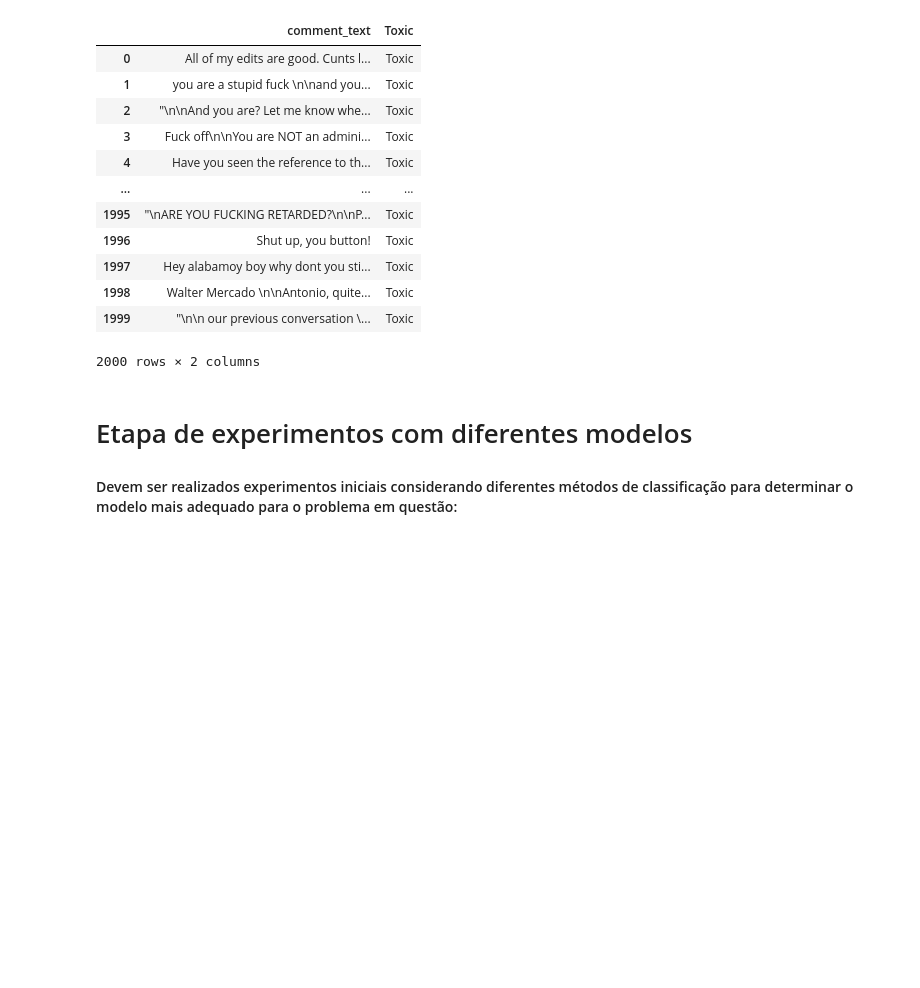
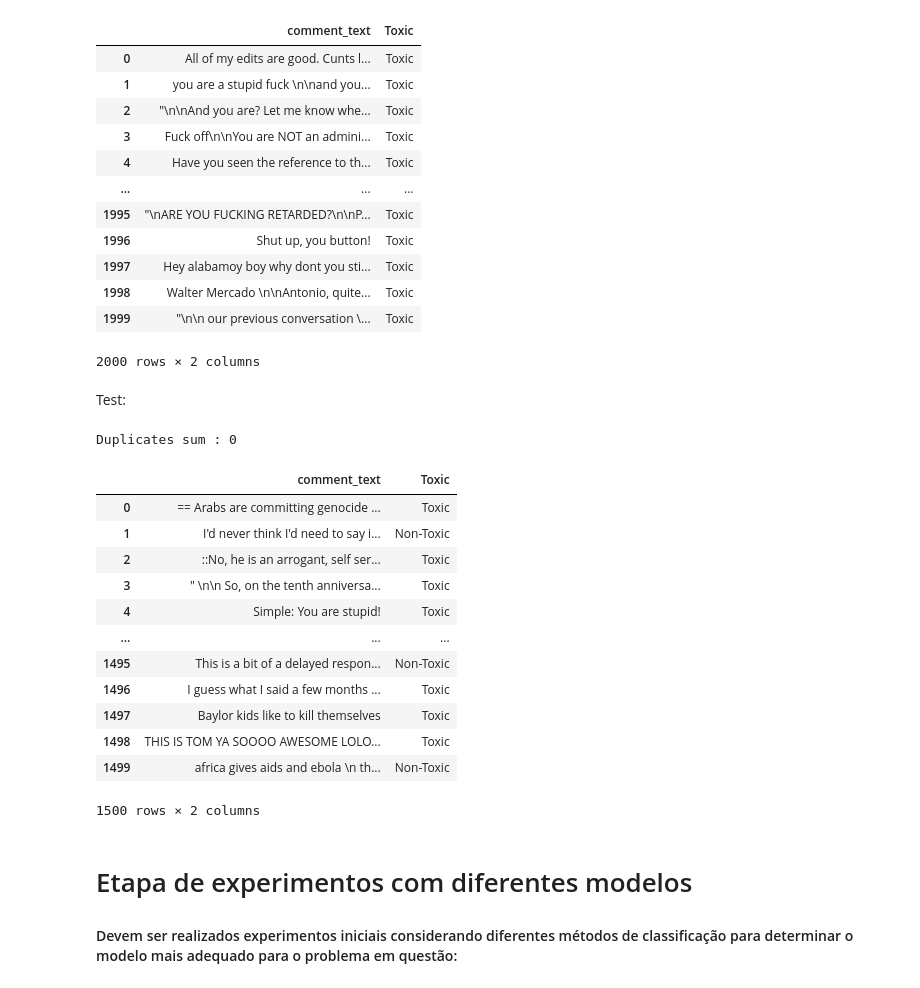
Before and after one commit to RichardeLira/Python-IA-Dell-Lead-, a Jupyter notebook: Final/AF.ipynb, the cells around one changed output. Cells and saved outputs as stored; diff of their text form; code cells hidden in the pictures; blank space fills up the shorter version.

```diff
--- a/Final/AF.ipynb
+++ b/Final/AF.ipynb
@@ -109,6 +176,26 @@ Duplicates sum : 0
 | 1998 | Walter Mercado \n\nAntonio, quite... | Toxic |
 | 1999 | "\n\n our previous conversation \... | Toxic |
 2000 rows × 2 columns
+# %% [markdown]
+Test:
+# %%
+print('Duplicates sum :', test_df.duplicated().sum())
+test_df.drop_duplicates()
+# %% [output]
+Duplicates sum : 0
+|  | comment_text | Toxic |
+| 0 | == Arabs are committing genocide ... | Toxic |
+| 1 | I'd never think I'd need to say i... | Non-Toxic |
+| 2 | ::No, he is an arrogant, self ser... | Toxic |
+| 3 | " \n\n So, on the tenth anniversa... | Toxic |
+| 4 | Simple: You are stupid! | Toxic |
+| ... | ... | ... |
+| 1495 | This is a bit of a delayed respon... | Non-Toxic |
+| 1496 | I guess what I said a few months ... | Toxic |
+| 1497 | Baylor kids like to kill themselves | Toxic |
+| 1498 | THIS IS TOM YA SOOOO AWESOME LOLO... | Toxic |
+| 1499 | africa gives aids and ebola \n th... | Non-Toxic |
+1500 rows × 2 columns
 # %% [markdown]
 # Etapa de experimentos com diferentes modelos
 #### Devem ser realizados experimentos iniciais considerando diferentes métodos de classificação para determinar o modelo mais adequado para o problema em questão:
```
Also changed, not shown: parts of 27 cells of this notebook, 2 other files.
